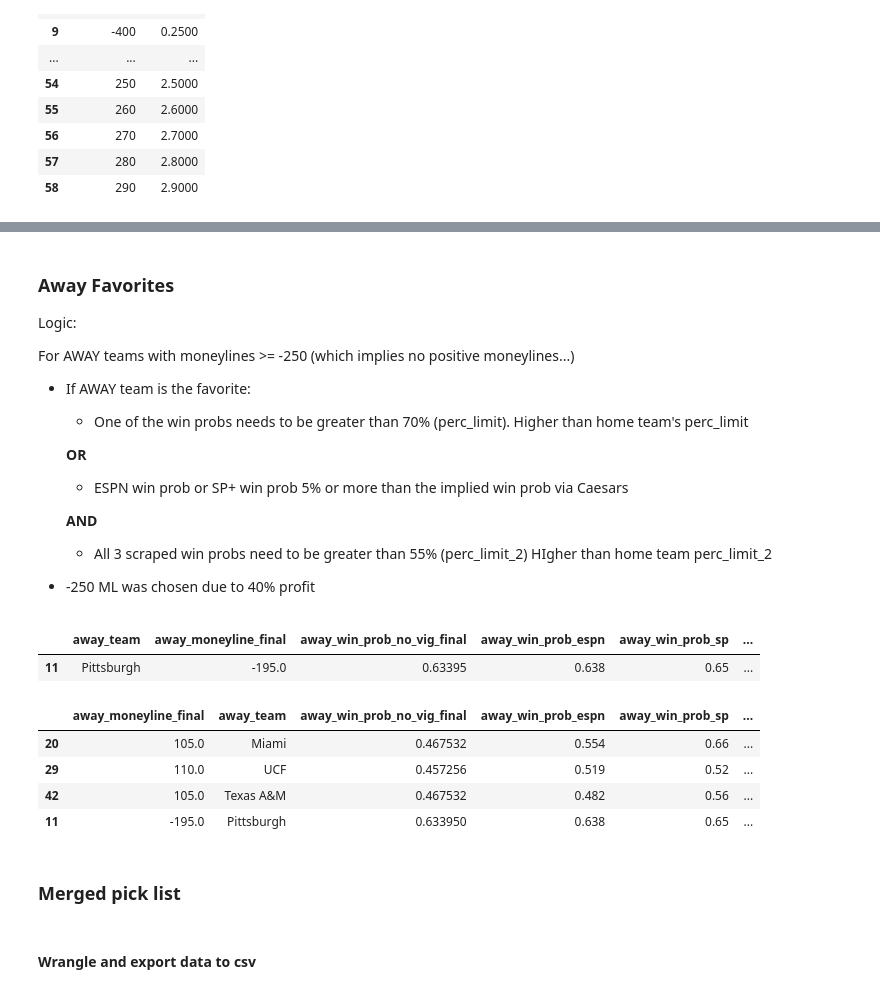
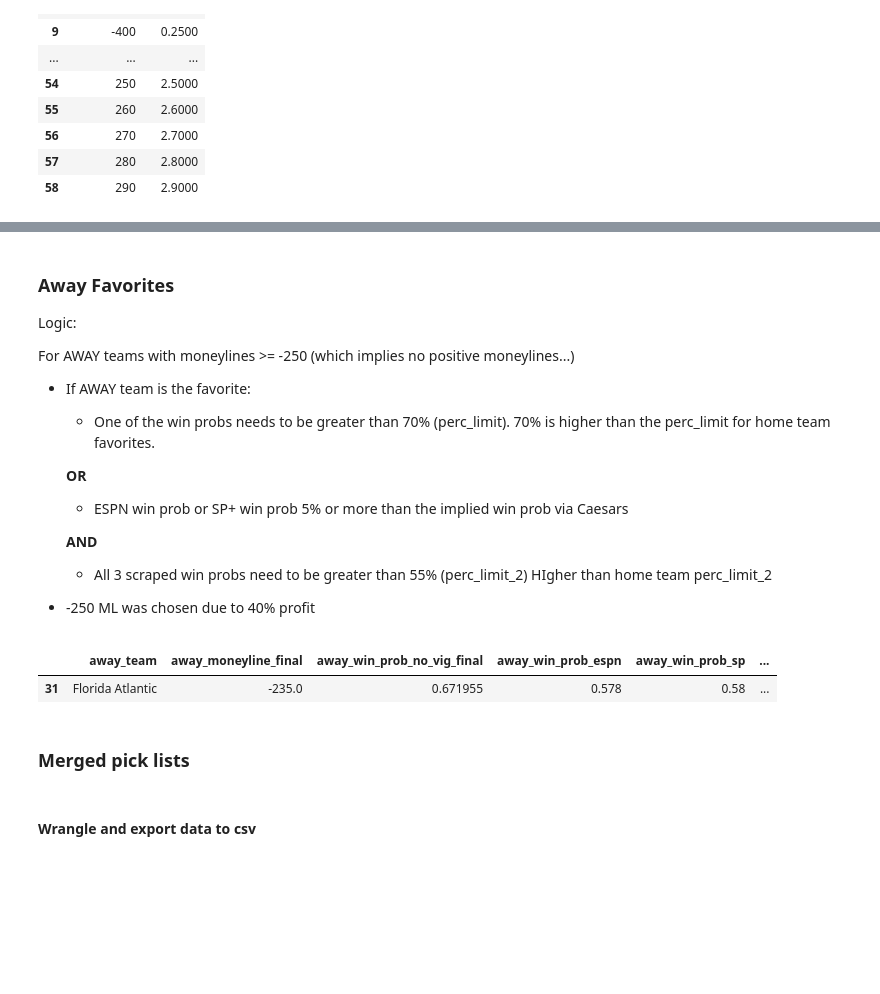
Before and after one commit to regomoto/sports_betting, a Jupyter notebook: 2022_week_12_test.ipynb, the cells around one changed output, grey strips where cells are left out. Drawn from its saved outputs; the diff is of its cells as text; code cells hidden in the pictures; blank space fills up the shorter version.

```diff
--- a/week_11_test.ipynb
+++ b/2022_week_12_test.ipynb
@@ -9,8 +10,8 @@ sat_day_num is used for getting the day of the month for this week's football ga
 df_name_prefix is how the file names for exported dataframes will be stored as so it is easy to know what I am looking at before opening and for sorting later
 # %%
 year_num = 2022
-week_num = 11
-sat_day_num = 12
+week_num = 12
+sat_day_num = 19
 df_name_prefix = 'cfb.' + str(year_num) + '.' + str(week_num)
 # %% [markdown]
 ### Import libraries
@@ -561,7 +557,8 @@ sp_rename_dict = {'Miami-FL':'Miami',
                  'Massachusetts':'UMass',
                  'USF':'South Florida',
                  'UTSA':'UT San Antonio',
-                 'Hawaii':'Hawai\'i'}
+                 'Hawaii':'Hawai\'i',
+                 'UConn': 'Connecticut'}
 # %%
 # rename home teams from SP+
 new_home_name_list = []
@@ -786,7 +787,7 @@ Logic:
 For AWAY teams with moneylines >= -250 (which implies no positive moneylines...)
 
 - If AWAY team is the favorite:
-    - One of the win probs needs to be greater than 70%  (perc_limit). Higher than home team's perc_limit
+    - One of the win probs needs to be greater than 70%  (perc_limit). 70% is higher than the perc_limit for home team favorites.
 
     <b>OR</b>
 
@@ -798,33 +799,34 @@ For AWAY teams with moneylines >= -250 (which implies no positive moneylines...)
 - -250 ML was chosen due to 40% profit
 # %%
 # moneyline limits
-ml_limit_lo = -250
+ml_limit_lo = -290
 ml_limit_hi = 200
 
 # % limit for win prob favs
 perc_limit= .7
 perc_limit_2 = .57
 
-perc_diff_limit = 0
+perc_diff_limit = .05
 
 display_cols = ['away_team','away_moneyline_final', 'away_win_prob_no_vig_final', \
                 'away_win_prob_espn', 'away_win_prob_sp', 'away_elo_prob', 'win_loss_away', 'away_win_%', \
                'home_team','home_moneyline_final', 'Proj. margin', 'home_win_prob_no_vig_final', 'home_win_prob_espn',\
                 'home_win_prob_sp', 'home_elo_prob', 'win_loss_home','home_win_%', ]
 
-betting_df[(betting_df['away_moneyline_final'] >= ml_limit_lo)&\
+away_fav_df = betting_df[(betting_df['away_moneyline_final'] >= ml_limit_lo)&\
            (betting_df['away_moneyline_final'] <= 0) &\
            ((betting_df['away_win_prob_sp']>=perc_limit) |\
             (betting_df['away_elo_prob']>=perc_limit) |\
             (betting_df['away_win_prob_espn']>=perc_limit))&\
            ((betting_df['away_win_prob_sp']>=perc_limit_2) &\
             (betting_df['away_elo_prob']>=perc_limit_2) &\
             (betting_df['away_win_prob_espn']>=perc_limit_2))&\
            (((betting_df['away_win_prob_sp'] - betting_df['home_win_prob_no_vig_final'])>=perc_diff_limit)|\
             ((betting_df['away_win_prob_espn'] - betting_df['home_win_prob_no_vig_final'])>=perc_diff_limit)|\
             ((betting_df['away_elo_prob'] - betting_df['home_win_prob_no_vig_final'])>=perc_diff_limit))&\
            (betting_df['away_moneyline_final'] != 0)][display_cols].sort_values('home_moneyline_final')
+away_fav_df
 # %% [output]
 |  | away_team | away_moneyline_final | away_win_prob_no_vig_final | away_win_prob_espn | away_win_prob_sp | ... |
-| 11 | Pittsburgh | -195.0 | 0.63395 | 0.638 | 0.65 | ... |
+| 31 | Florida Atlantic | -235.0 | 0.671955 | 0.578 | 0.58 | ... |
 # %%
@@ -839,16 +842,8 @@ display_cols = ['away_moneyline_final', 'away_team','away_win_prob_no_vig_final'
 if len(away_favorites_list) > 0:
     away_favs_df = betting_df[betting_df['away_team'].isin(away_favorites_list)][display_cols]
     away_bets_df = pd.concat([away_bets_df, away_favs_df])
-# %%
-away_bets_df
-# %% [output]
-|  | away_moneyline_final | away_team | away_win_prob_no_vig_final | away_win_prob_espn | away_win_prob_sp | ... |
-| 20 | 105.0 | Miami | 0.467532 | 0.554 | 0.66 | ... |
-| 29 | 110.0 | UCF | 0.457256 | 0.519 | 0.52 | ... |
-| 42 | 105.0 | Texas A&M | 0.467532 | 0.482 | 0.56 | ... |
-| 11 | -195.0 | Pittsburgh | 0.633950 | 0.638 | 0.65 | ... |
 # %% [markdown]
-### Merged pick list
+### Merged pick lists
 # %% [markdown]
 #### Wrangle and export data to csv
 # %%
```
Also changed, not shown: parts of 26 cells of this notebook, 2 other files.
